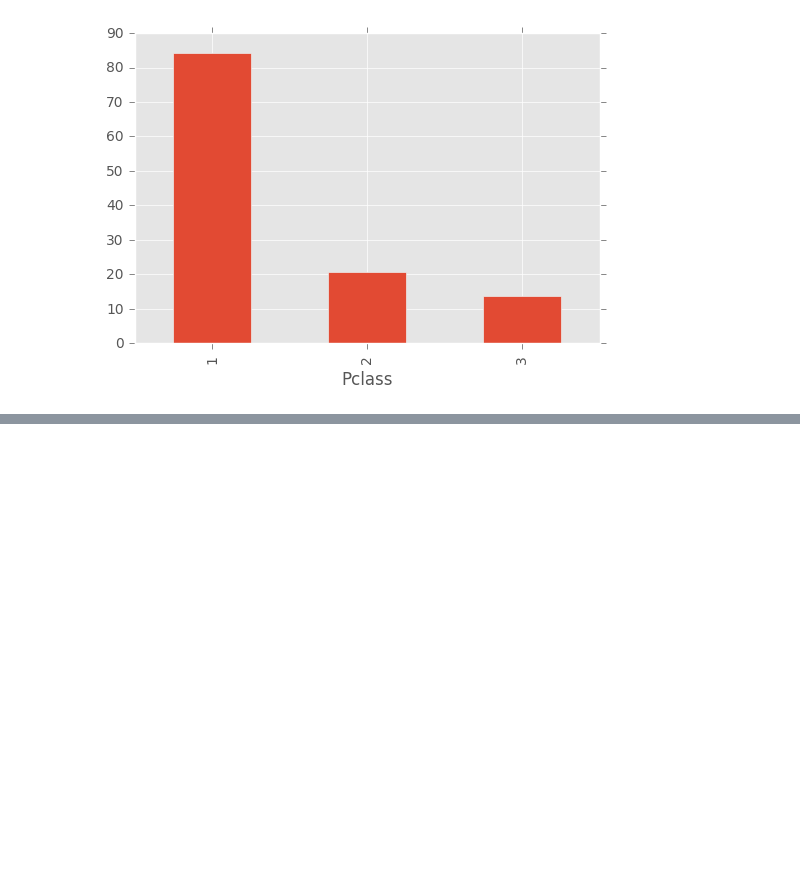
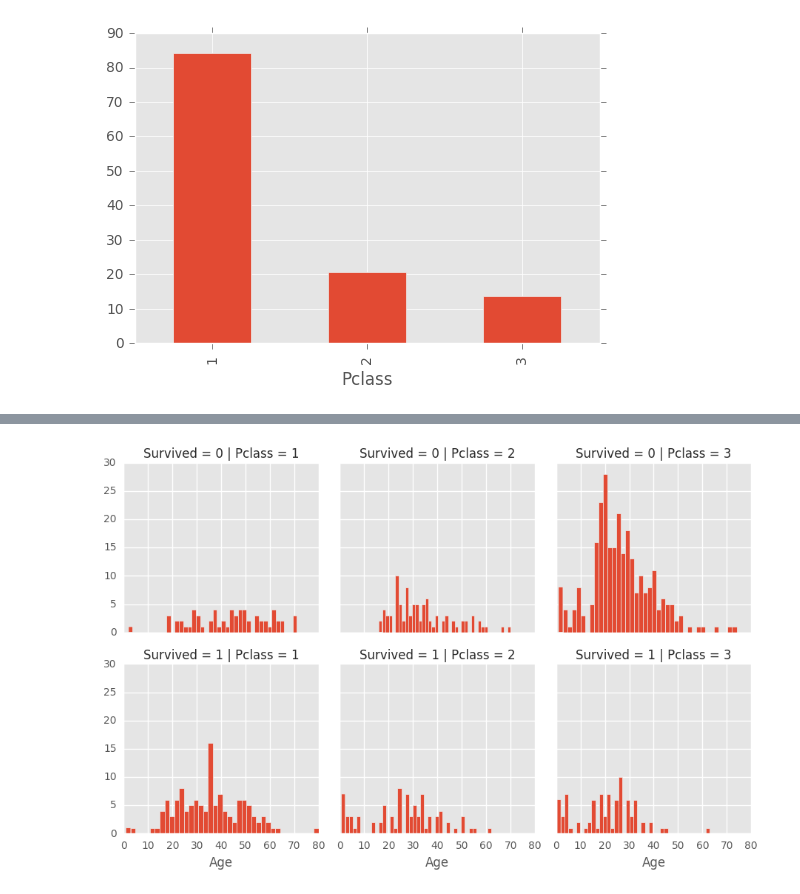
Before and after one commit to gcollura/playground, a Jupyter notebook: kaggle/titanic/titanic.ipynb, the cells around one changed output, grey strips where cells are left out. Drawn from its saved outputs; the diff is of its cells as text; code cells hidden in the pictures; blank space fills up the shorter version.

```diff
--- a/kaggle/titanic/titanic.ipynb
+++ b/kaggle/titanic/titanic.ipynb
@@ -71,0 +138,6 @@ avg_prices.plot.bar()
+# %%
+grid = sns.FacetGrid(train, col='Pclass', row='Survived')
+grid.map(plt.hist, 'Age', bins=40)
+grid.add_legend();
+# %% [output]
+[figure, added]
```
Also changed, not shown: parts of 9 cells of this notebook, 13 other files.
